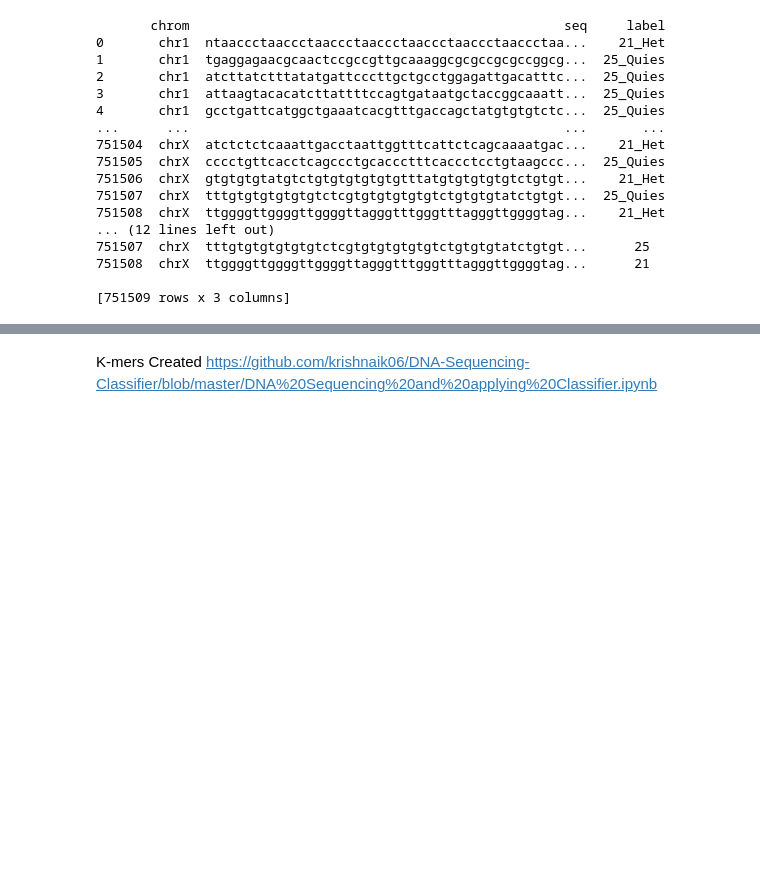
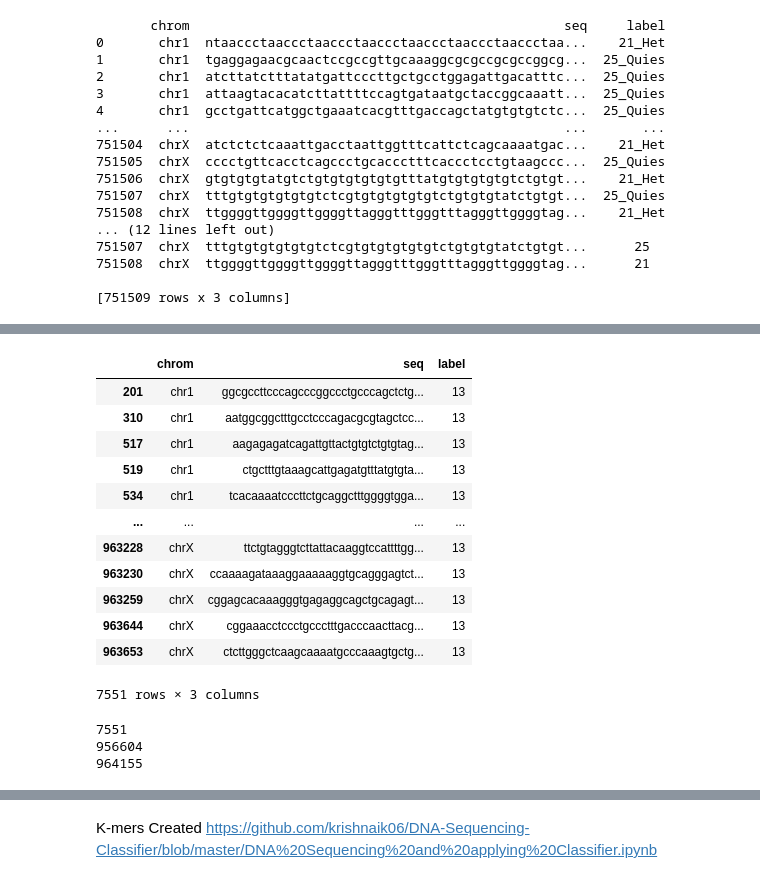
Before and after one commit to kstoy3/SURF-2020-Weiss-Lab, a Jupyter notebook: 2021/Preparing Data Set.ipynb, the cells around one changed output, grey strips where cells are left out. Drawn from its saved outputs; the diff is of its cells as text; code cells hidden in the pictures; blank space fills up the shorter version.

```diff
--- a/2021/Preparing Data Set.ipynb
+++ b/2021/Preparing Data Set.ipynb
@@ -178,0 +231,28 @@ print(df_data)
+# %%
+df.loc[df['label'] == 13]
+# %% [output]
+|  | chrom | seq | label |
+| 201 | chr1 | ggcgccttcccagcccggccctgcccagctctg... | 13 |
+| 310 | chr1 | aatggcggctttgcctcccagacgcgtagctcc... | 13 |
+| 517 | chr1 | aagagagatcagattgttactgtgtctgtgtag... | 13 |
+| 519 | chr1 | ctgctttgtaaagcattgagatgtttatgtgta... | 13 |
+| 534 | chr1 | tcacaaaatcccttctgcaggctttggggtgga... | 13 |
+| ... | ... | ... | ... |
+| 963228 | chrX | ttctgtagggtcttattacaaggtccattttgg... | 13 |
+| 963230 | chrX | ccaaaagataaaggaaaaaggtgcagggagtct... | 13 |
+| 963259 | chrX | cggagcacaaagggtgagaggcagctgcagagt... | 13 |
+| 963644 | chrX | cggaaacctccctgccctttgacccaacttacg... | 13 |
+| 963653 | chrX | ctcttgggctcaagcaaaatgcccaaagtgctg... | 13 |
+7551 rows × 3 columns
+# %%
+nums = [*range(0, 964155)]
+dict_keys = index_13.keys()
+for num in dict_keys:
+    nums.remove(num)
+print(len(index_13))
+print(len(nums))
+print(len(nums) + len(index_13))
+# %% [output]
+7551
+956604
+964155
```
Also changed, not shown: parts of 18 cells of this notebook.
